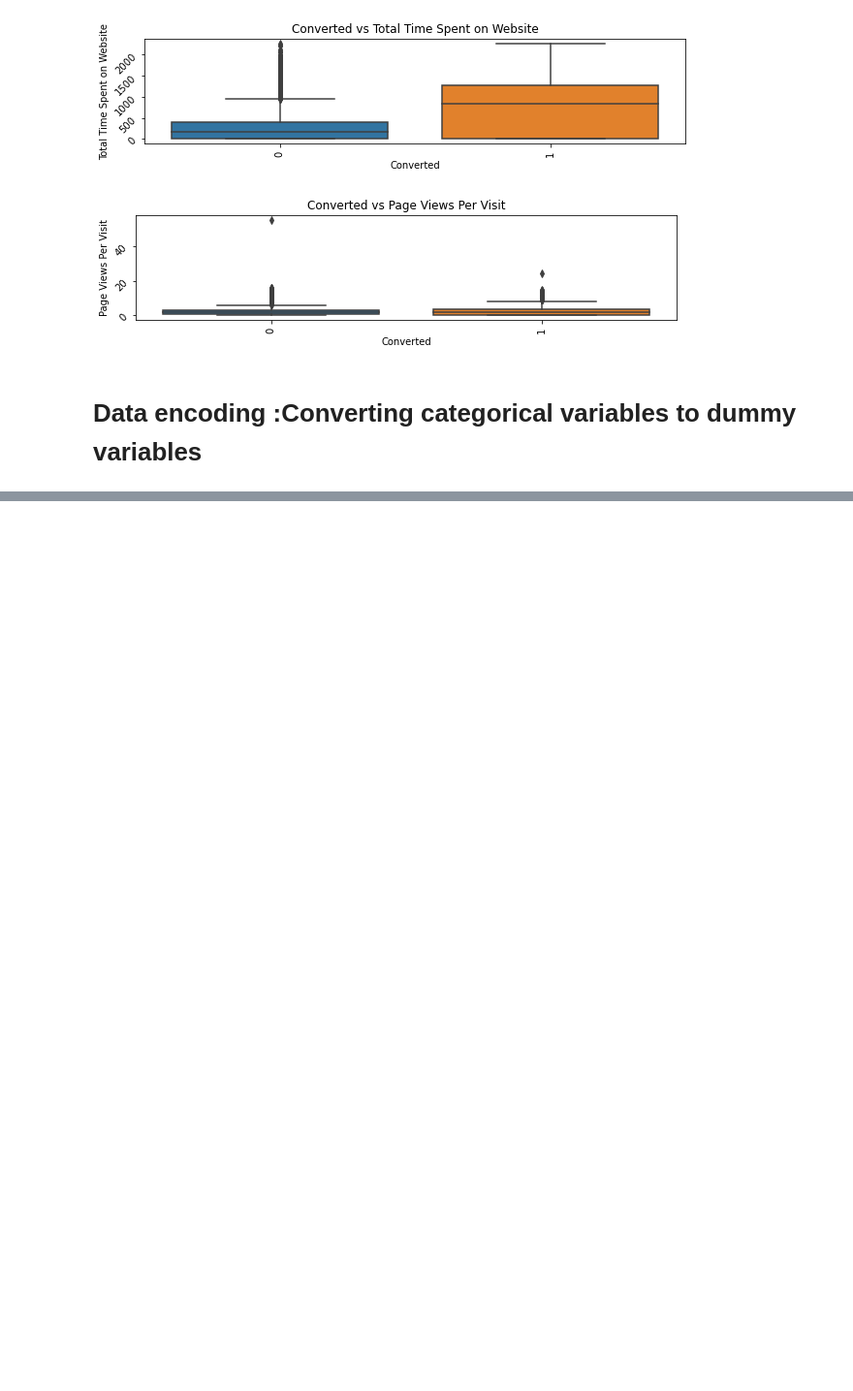
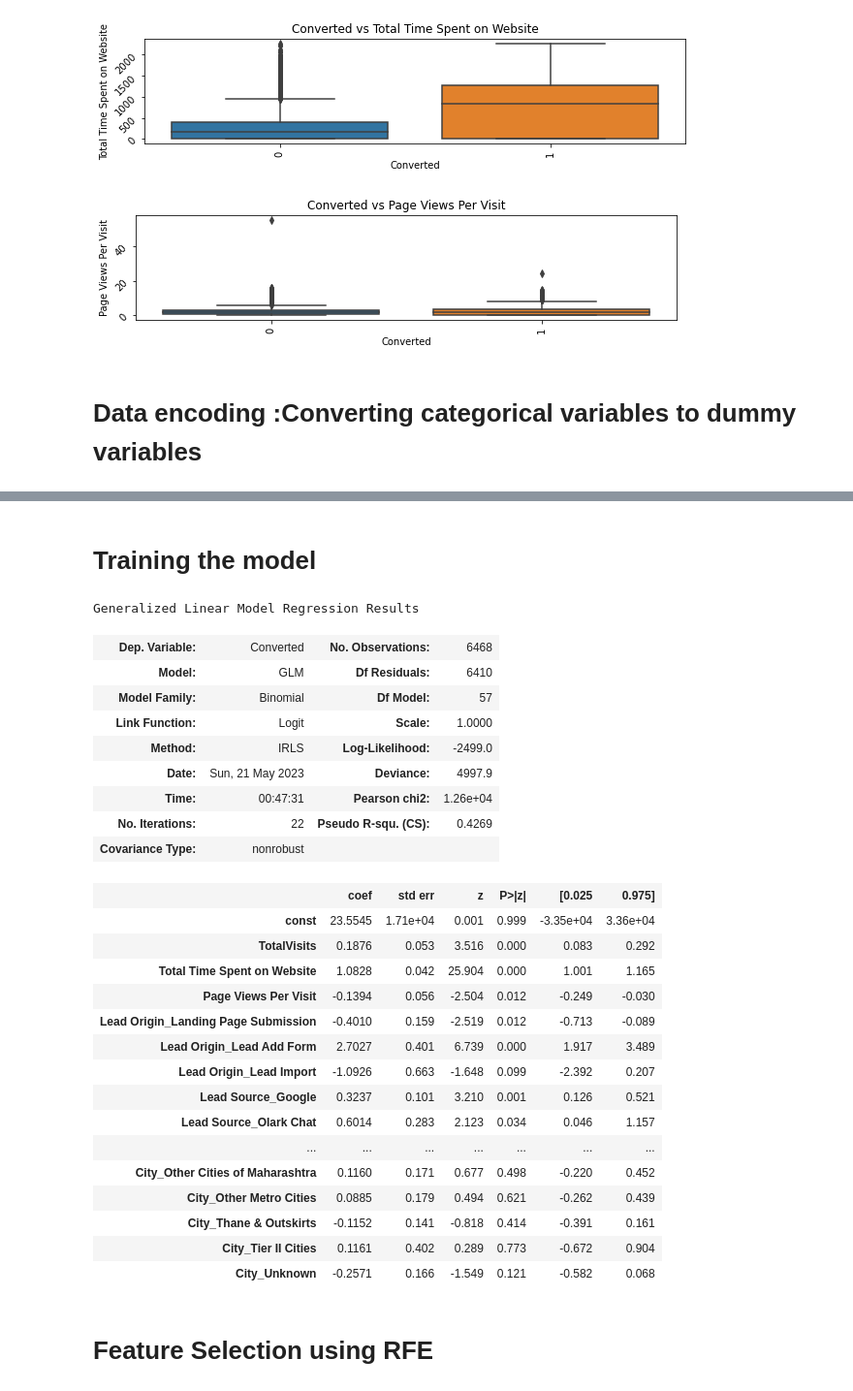
Before and after one commit to anagha172/LSCStudy, a Jupyter notebook: Lead_Scoring_Case_Study_Anagha.ipynb, the cells around one changed output, grey strips where cells are left out. Shown at 97% size. Cells and saved outputs as stored; diff of their text form; code cells hidden in the pictures; blank space fills up the shorter version.

```diff
--- a/Lead_Scoring_Case_Study_Anagha.ipynb
+++ b/Lead_Scoring_Case_Study_Anagha.ipynb
@@ -1184,0 +718,3 @@ Covariance Type:            nonrobust
+# %%
+X = ldf.drop(['Converted'],axis =1)
+X.head()
@@ -1184,0 +729,3 @@ Covariance Type:            nonrobust
+# %%
+y= ldf['Converted']
+y.head()
@@ -1184,0 +739,3 @@ Covariance Type:            nonrobust
+# %%
+#Test-train split new
+X_train, X_test, y_train, y_test=train_test_split(X,y,train_size=0.7,test_size=0.3,random_state=1)
@@ -1184,0 +762,4 @@ Covariance Type:            nonrobust
+# %%
+scaler = StandardScaler()
+X_train[ldfnum] = scaler.fit_transform(X_train[ldfnum])
+X_train.head()
@@ -1184,0 +793,34 @@ Covariance Type:            nonrobust
+# %% [markdown]
+# Training the model
+# %%
+logm1 = sm.GLM(y_train,(sm.add_constant(X_train)), family = sm.families.Binomial())
+logm1.fit().summary()
+# %% [output]
+Generalized Linear Model Regression Results
+| Dep. Variable: | Converted | No. Observations: | 6468 |
+| Model: | GLM | Df Residuals: | 6410 |
+| Model Family: | Binomial | Df Model: | 57 |
+| Link Function: | Logit | Scale: | 1.0000 |
+| Method: | IRLS | Log-Likelihood: | -2499.0 |
+| Date: | Sun, 21 May 2023 | Deviance: | 4997.9 |
+| Time: | 00:47:31 | Pearson chi2: | 1.26e+04 |
+| No. Iterations: | 22 | Pseudo R-squ. (CS): | 0.4269 |
+| Covariance Type: | nonrobust |  |  |
+|  | coef | std err | z | P>|z| | [0.025 | 0.975] |
+| const | 23.5545 | 1.71e+04 | 0.001 | 0.999 | -3.35e+04 | 3.36e+04 |
+| TotalVisits | 0.1876 | 0.053 | 3.516 | 0.000 | 0.083 | 0.292 |
+| Total Time Spent on Website | 1.0828 | 0.042 | 25.904 | 0.000 | 1.001 | 1.165 |
+| Page Views Per Visit | -0.1394 | 0.056 | -2.504 | 0.012 | -0.249 | -0.030 |
+| Lead Origin_Landing Page Submission | -0.4010 | 0.159 | -2.519 | 0.012 | -0.713 | -0.089 |
+| Lead Origin_Lead Add Form | 2.7027 | 0.401 | 6.739 | 0.000 | 1.917 | 3.489 |
+| Lead Origin_Lead Import | -1.0926 | 0.663 | -1.648 | 0.099 | -2.392 | 0.207 |
+| Lead Source_Google | 0.3237 | 0.101 | 3.210 | 0.001 | 0.126 | 0.521 |
+| Lead Source_Olark Chat | 0.6014 | 0.283 | 2.123 | 0.034 | 0.046 | 1.157 |
+| ... | ... | ... | ... | ... | ... | ... |
+| City_Other Cities of Maharashtra | 0.1160 | 0.171 | 0.677 | 0.498 | -0.220 | 0.452 |
+| City_Other Metro Cities | 0.0885 | 0.179 | 0.494 | 0.621 | -0.262 | 0.439 |
+| City_Thane & Outskirts | -0.1152 | 0.141 | -0.818 | 0.414 | -0.391 | 0.161 |
+| City_Tier II Cities | 0.1161 | 0.402 | 0.289 | 0.773 | -0.672 | 0.904 |
+| City_Unknown | -0.2571 | 0.166 | -1.549 | 0.121 | -0.582 | 0.068 |
+# %% [markdown]
+# Feature Selection using RFE
```
Also changed, not shown: parts of 124 cells of this notebook.
